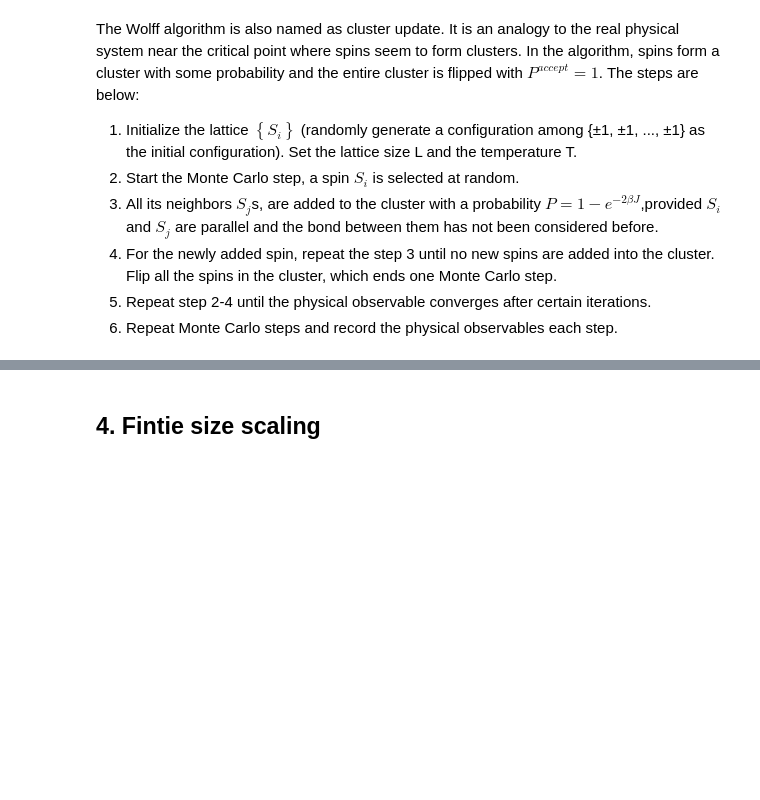
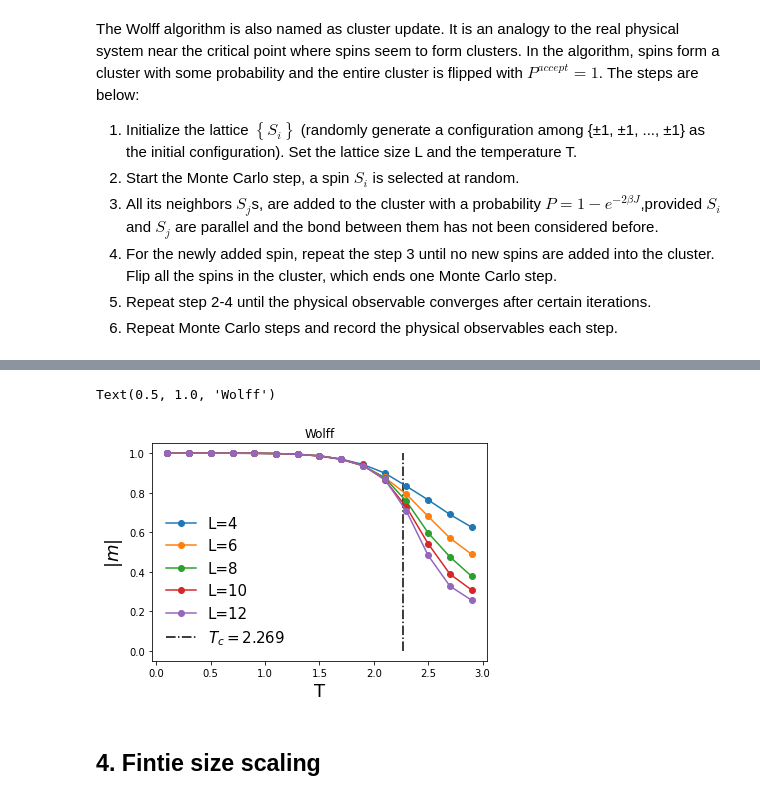
Before and after one commit to hylu666/hku-physics4150, a Jupyter notebook: 2d_classical_Ising.ipynb, the cells around one changed output, grey strips where cells are left out. Drawn from its saved outputs; the diff is of its cells as text; code cells hidden in the pictures; blank space fills up the shorter version.

```diff
--- a/2d_classical_Ising.ipynb
+++ b/2d_classical_Ising.ipynb
@@ -76,3 +202,14 @@ The steps are below:
+# %%
+for i in range(np.size(L_list)):
+    plt.plot(T_list,mz_mean[i,:],marker="o",label="L="+str(L_list[i]))
+plt.vlines(2.269,0,1,linestyles='-.',label="$T_c=2.269$")
+plt.legend(frameon=False,fancybox=True,numpoints=1,prop = {'size':15,'family':'Times New Roman'})
+plt.xlabel("T",fontsize=18,fontname='Times New Roman')
+plt.ylabel("$|m|$",fontsize=18,fontname='Times New Roman')
+plt.title("Wolff")
+# %% [output]
+Text(0.5, 1.0, 'Wolff')
+[figure, added]
 # %% [markdown]
 ## 4. Fintie size scaling
 # %% [markdown]
```
Also changed, not shown: parts of 12 cells of this notebook.
